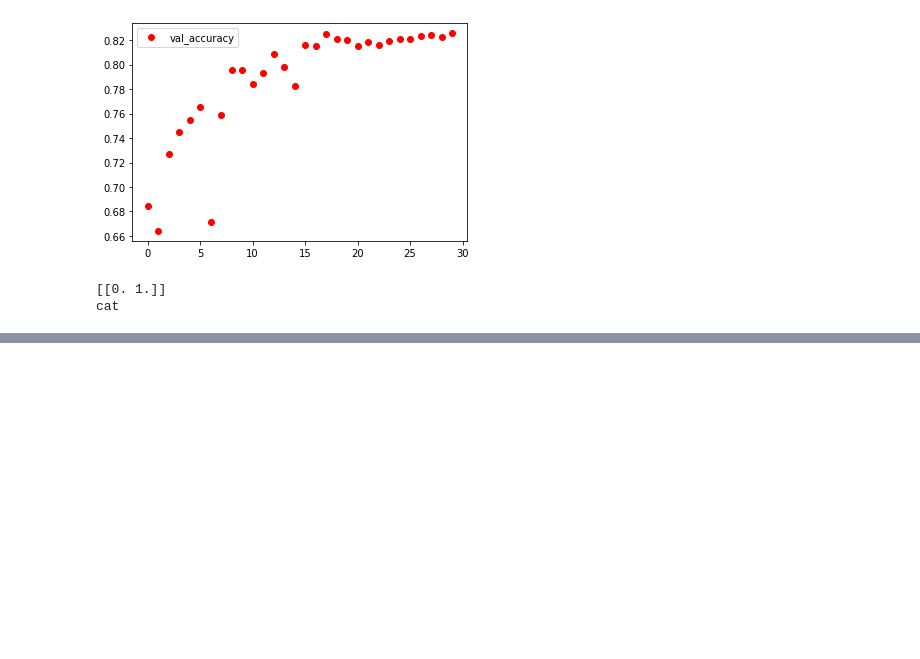
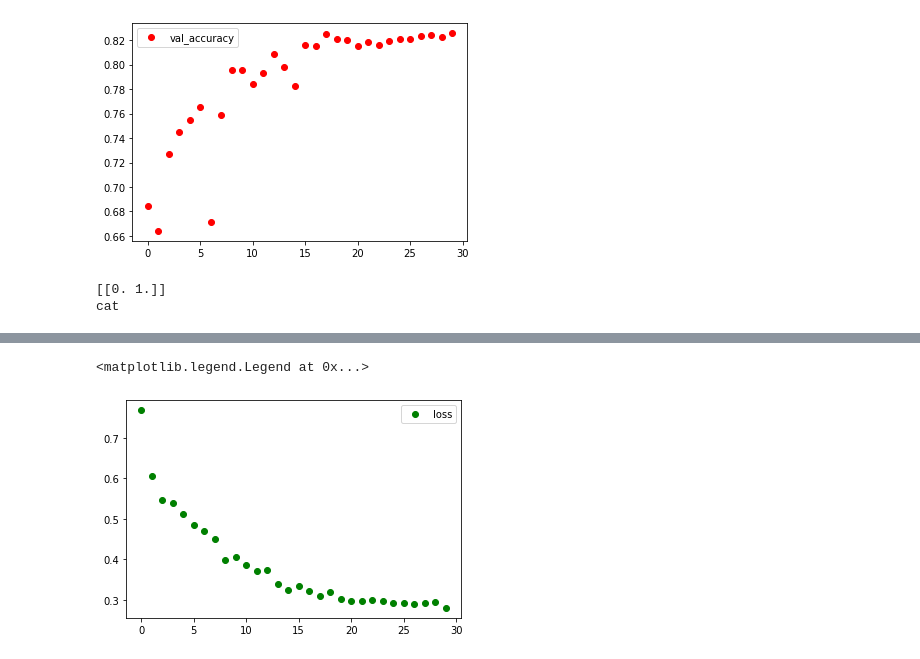
Before and after one commit to Vssmmrr/CNN_Keras, a Jupyter notebook: CNN_Keras.ipynb, the cells around one changed output, grey strips where cells are left out. Cells and saved outputs as stored; diff of their text form; code cells hidden in the pictures; blank space fills up the shorter version.

```diff
--- a/CNN_Keras.ipynb
+++ b/CNN_Keras.ipynb
@@ -308,0 +401,7 @@ second_model.save_weights('second_net_weights.h5')
+# %%
+third_loss = history.history['loss']
+plt.plot(range(len(loss)), third_loss, 'bo', label = 'loss', color = 'green')
+plt.legend()
+# %% [output]
+<matplotlib.legend.Legend at 0x...>
+[figure, added]
```
Also changed, not shown: parts of 21 cells of this notebook, 1 other file.
